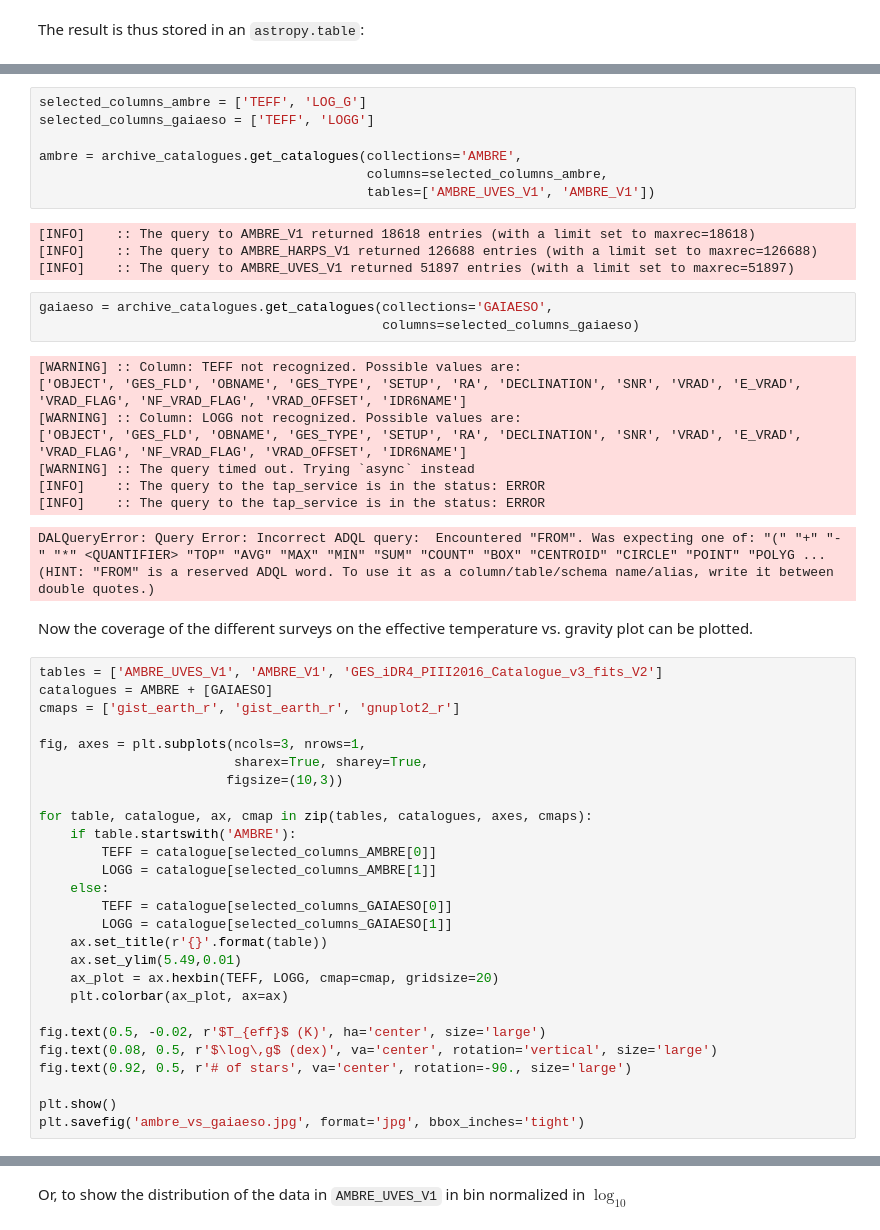
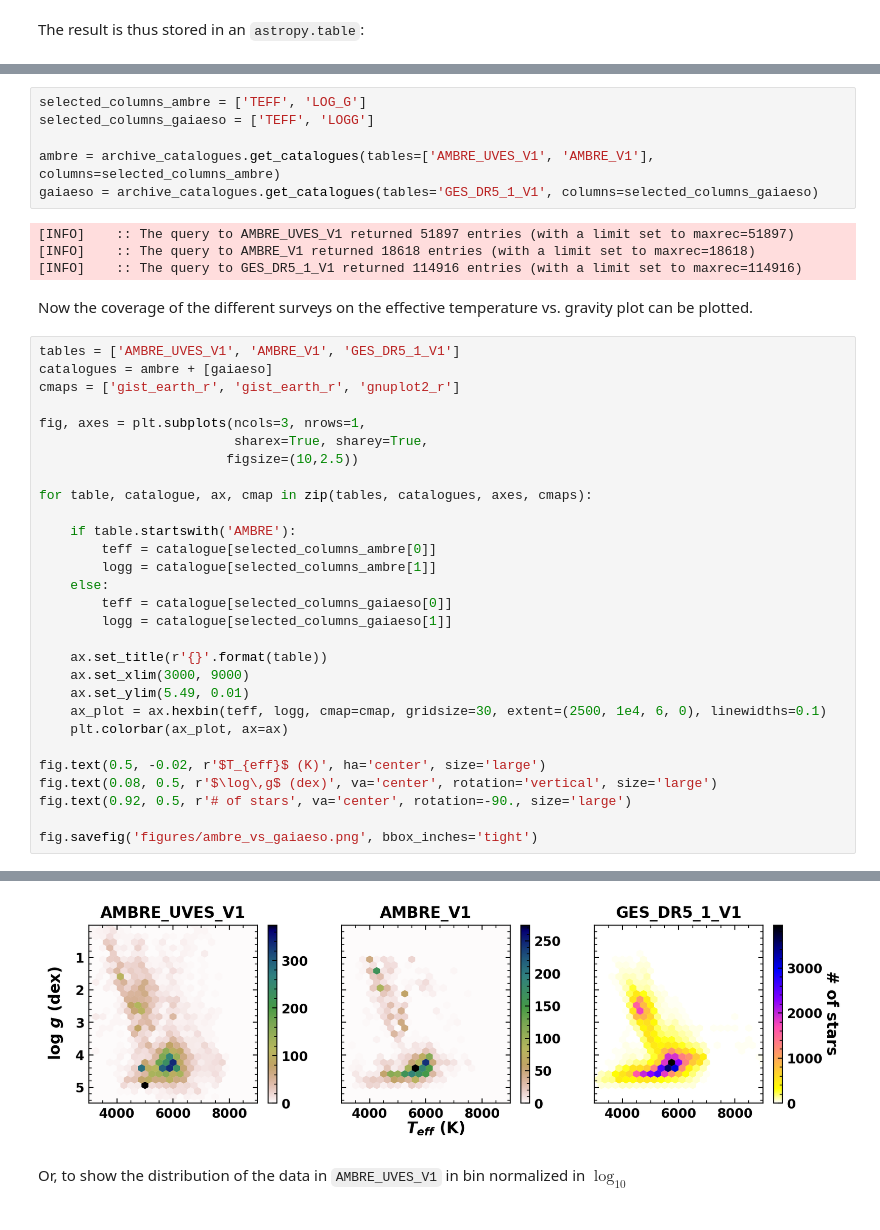
Before and after one commit to ashleythomasbarnes/ESOAsg, a Jupyter notebook: doc/notebooks/example05_HOWTO_compareCatalogues.ipynb, the cells around one changed output, grey strips where cells are left out. Saved outputs shown, nothing was run; the diff lists cells and outputs as text.

```diff
--- a/doc/notebooks/example05_HOWTO_compareCatalogues.ipynb
+++ b/doc/notebooks/example05_HOWTO_compareCatalogues.ipynb
@@ -152,53 +175,41 @@ Note that, to speed up the process, we queried the table for only the columns we
 selected_columns_ambre = ['TEFF', 'LOG_G']
 selected_columns_gaiaeso = ['TEFF', 'LOGG']
 
-ambre = archive_catalogues.get_catalogues(collections='AMBRE',
-                                          columns=selected_columns_ambre,
-                                          tables=['AMBRE_UVES_V1', 'AMBRE_V1'])
+ambre = archive_catalogues.get_catalogues(tables=['AMBRE_UVES_V1', 'AMBRE_V1'], columns=selected_columns_ambre)
+gaiaeso = archive_catalogues.get_catalogues(tables='GES_DR5_1_V1', columns=selected_columns_gaiaeso)
 # %% [output]
+[INFO]    :: The query to AMBRE_UVES_V1 returned 51897 entries (with a limit set to maxrec=51897)
 [INFO]    :: The query to AMBRE_V1 returned 18618 entries (with a limit set to maxrec=18618)
-[INFO]    :: The query to AMBRE_HARPS_V1 returned 126688 entries (with a limit set to maxrec=126688)
-[INFO]    :: The query to AMBRE_UVES_V1 returned 51897 entries (with a limit set to maxrec=51897)
+[INFO]    :: The query to GES_DR5_1_V1 returned 114916 entries (with a limit set to maxrec=114916)
-# %%
-gaiaeso = archive_catalogues.get_catalogues(collections='GAIAESO',
-                                            columns=selected_columns_gaiaeso)
-# %% [output]
-[WARNING] :: Column: TEFF not recognized. Possible values are:
-['OBJECT', 'GES_FLD', 'OBNAME', 'GES_TYPE', 'SETUP', 'RA', 'DECLINATION', 'SNR', 'VRAD', 'E_VRAD', 'VRAD_FLAG', 'NF_VRAD_FLAG', 'VRAD_OFFSET', 'IDR6NAME']
-[WARNING] :: Column: LOGG not recognized. Possible values are:
-['OBJECT', 'GES_FLD', 'OBNAME', 'GES_TYPE', 'SETUP', 'RA', 'DECLINATION', 'SNR', 'VRAD', 'E_VRAD', 'VRAD_FLAG', 'NF_VRAD_FLAG', 'VRAD_OFFSET', 'IDR6NAME']
-[WARNING] :: The query timed out. Trying `async` instead
-[INFO]    :: The query to the tap_service is in the status: ERROR
-[INFO]    :: The query to the tap_service is in the status: ERROR
-DALQueryError: Query Error: Incorrect ADQL query:  Encountered "FROM". Was expecting one of: "(" "+" "-" "*" <QUANTIFIER> "TOP" "AVG" "MAX" "MIN" "SUM" "COUNT" "BOX" "CENTROID" "CIRCLE" "POINT" "POLYG ...
-(HINT: "FROM" is a reserved ADQL word. To use it as a column/table/schema name/alias, write it between double quotes.)
 # %% [markdown]
 Now the coverage of the different surveys on the effective temperature vs. gravity plot can be plotted.
 # %%
-tables = ['AMBRE_UVES_V1', 'AMBRE_V1', 'GES_iDR4_PIII2016_Catalogue_v3_fits_V2']
-catalogues = AMBRE + [GAIAESO]
+tables = ['AMBRE_UVES_V1', 'AMBRE_V1', 'GES_DR5_1_V1']
+catalogues = ambre + [gaiaeso]
 cmaps = ['gist_earth_r', 'gist_earth_r', 'gnuplot2_r']
 
 fig, axes = plt.subplots(ncols=3, nrows=1,
                          sharex=True, sharey=True,
-                        figsize=(10,3))
+                        figsize=(10,2.5))
 
 for table, catalogue, ax, cmap in zip(tables, catalogues, axes, cmaps):
+
     if table.startswith('AMBRE'):
-        TEFF = catalogue[selected_columns_AMBRE[0]]
-        LOGG = catalogue[selected_columns_AMBRE[1]]
+        teff = catalogue[selected_columns_ambre[0]]
+        logg = catalogue[selected_columns_ambre[1]]
     else:
-        TEFF = catalogue[selected_columns_GAIAESO[0]]
-        LOGG = catalogue[selected_columns_GAIAESO[1]]
+        teff = catalogue[selected_columns_gaiaeso[0]]
+        logg = catalogue[selected_columns_gaiaeso[1]]
+
     ax.set_title(r'{}'.format(table))
-    ax.set_ylim(5.49,0.01)
-    ax_plot = ax.hexbin(TEFF, LOGG, cmap=cmap, gridsize=20)
+    ax.set_xlim(3000, 9000)
+    ax.set_ylim(5.49, 0.01)
+    ax_plot = ax.hexbin(teff, logg, cmap=cmap, gridsize=30, extent=(2500, 1e4, 6, 0), linewidths=0.1)
     plt.colorbar(ax_plot, ax=ax)
 
 fig.text(0.5, -0.02, r'$T_{eff}$ (K)', ha='center', size='large')
 fig.text(0.08, 0.5, r'$\log\,g$ (dex)', va='center', rotation='vertical', size='large')
 fig.text(0.92, 0.5, r'# of stars', va='center', rotation=-90., size='large')
 
-plt.show()
-plt.savefig('ambre_vs_gaiaeso.jpg', format='jpg', bbox_inches='tight')
+fig.savefig('figures/ambre_vs_gaiaeso.png', bbox_inches='tight')
 # %% [output]
@@ -207,2 +216,3 @@ plt.savefig('ambre_vs_gaiaeso.jpg', format='jpg', bbox_inches='tight')
+[figure, added]
 # %% [markdown]
 Or, to show the distribution of the data in `AMBRE_UVES_V1` in bin normalized in $\log_{10}$
```
Also changed, not shown: parts of 7 cells of this notebook.
